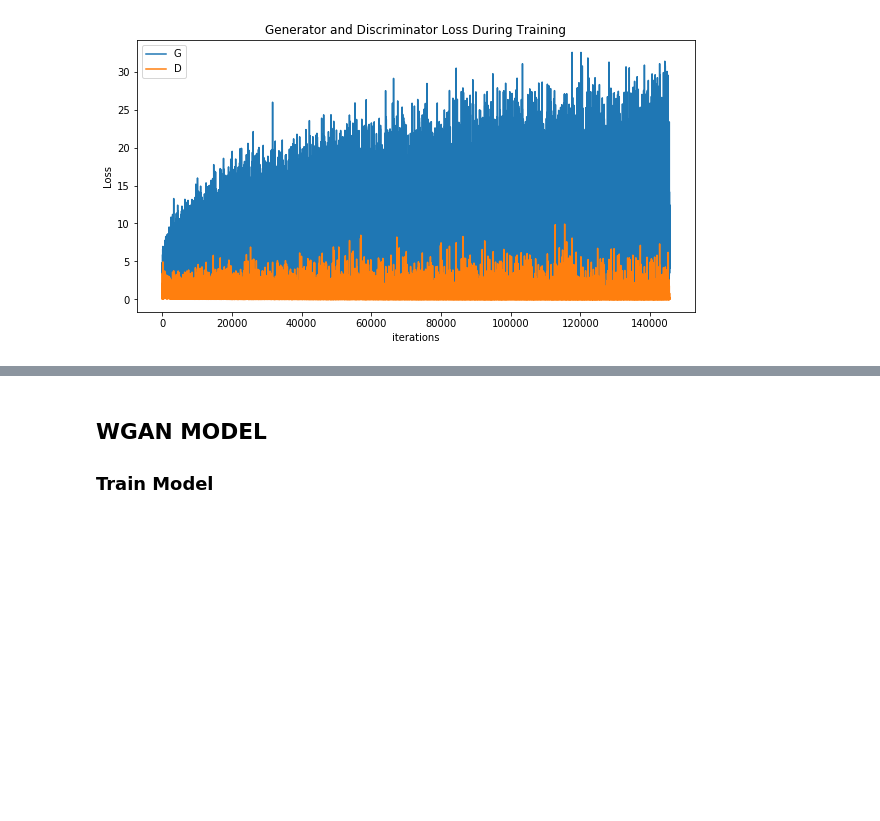
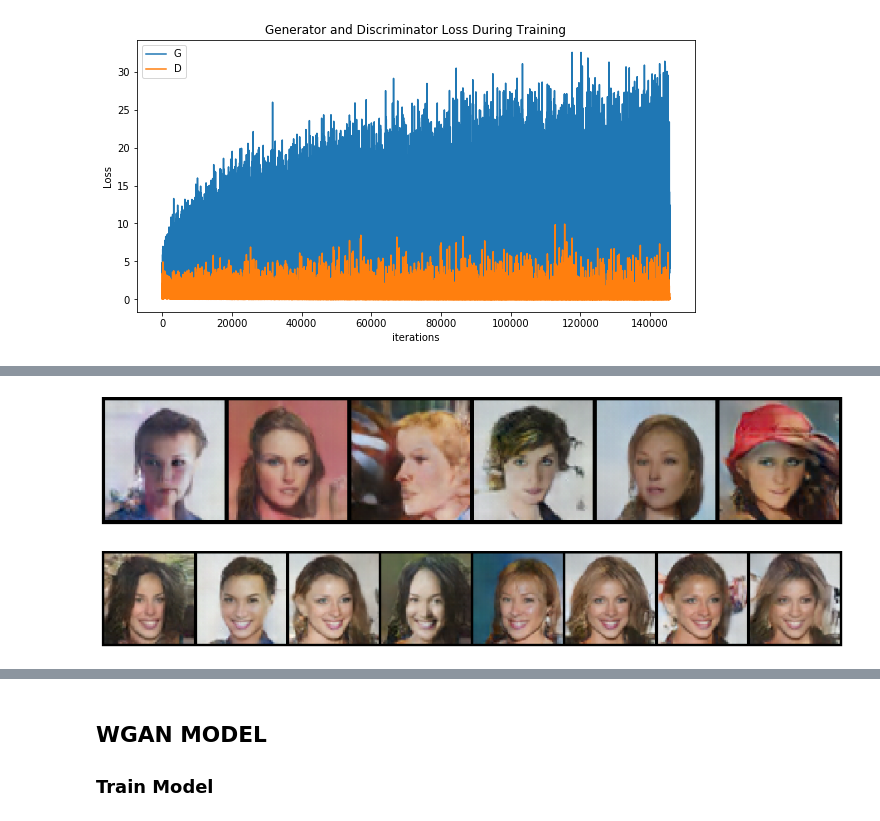
Before and after one commit to polmonroig/faceGAN, a Jupyter notebook: faceGAN.ipynb, the cells around one changed output, grey strips where cells are left out. Saved outputs shown, nothing was run; the diff lists cells and outputs as text; code cells hidden in the pictures; blank space fills up the shorter version.

```diff
--- a/faceGAN.ipynb
+++ b/faceGAN.ipynb
@@ -110,0 +114,31 @@ display_images(img)
+# %%
+# vector of neutral women
+women_neutral = []
+women_neutral.append(img[0])
+women_neutral.append(img[1])
+women_neutral.append(img[2])
+women_neutral.append(img[9])
+women_neutral.append(img[11])
+women_neutral.append(img[15])
+mean_neutral = (noise[0] + noise[1] + noise[2] + noise[9] + noise[11] + noise[15]) / 6
+# vector of smiling women
+women_smiling = []
+women_smiling.append(img[5])
+women_smiling.append(img[7])
+women_smiling.append(img[14])
+women_smiling.append(img[24])
+women_smiling.append(img[26])
+women_smiling.append(img[27])
+women_smiling.append(img[28])
+women_smiling.append(img[29])
+mean_smiling = (noise[5] + noise[7] + noise[14] + noise[24] + noise[26] + noise[27] + noise[28] + noise[29]) / 8
+# vector of neutral man
+man = noise[12]
+# %%
+display_images(women_neutral, figsize=(16, 16))
+# %% [output]
+[figure, added]
+# %%
+display_images(women_smiling)
+# %% [output]
+[figure, added]
```
Also changed, not shown: parts of 8 cells of this notebook, 6 other files.
